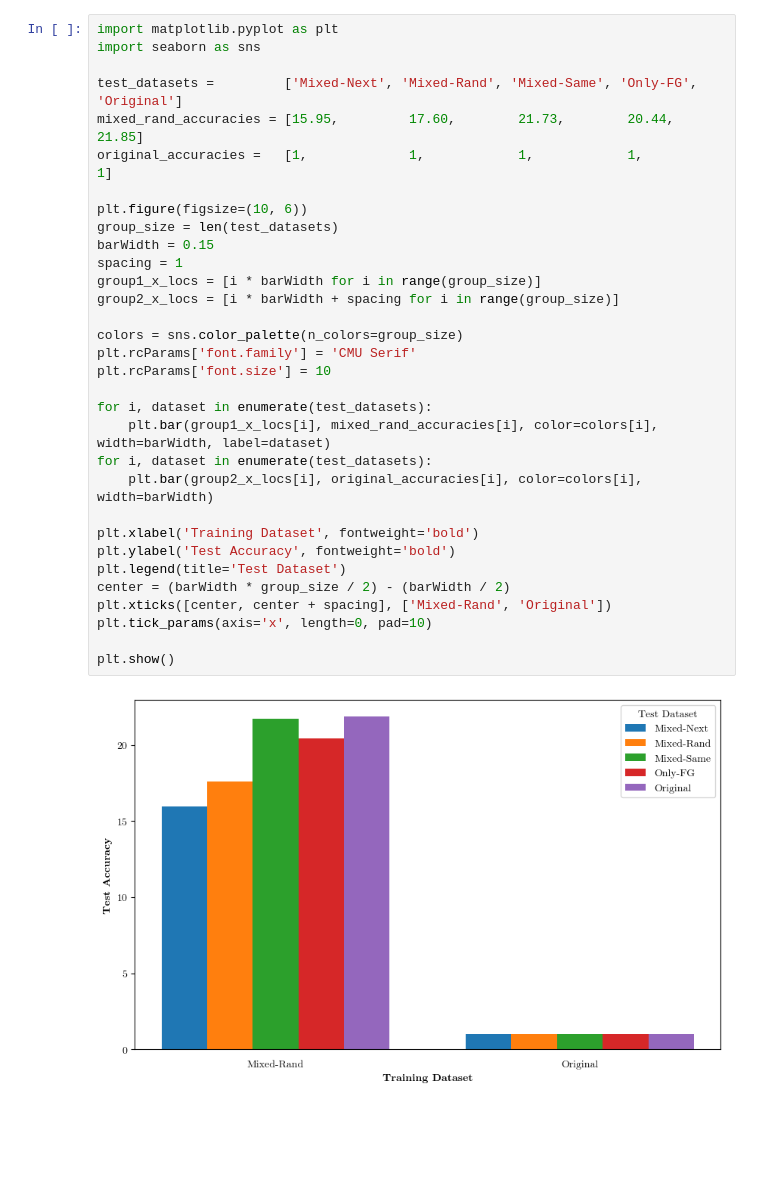
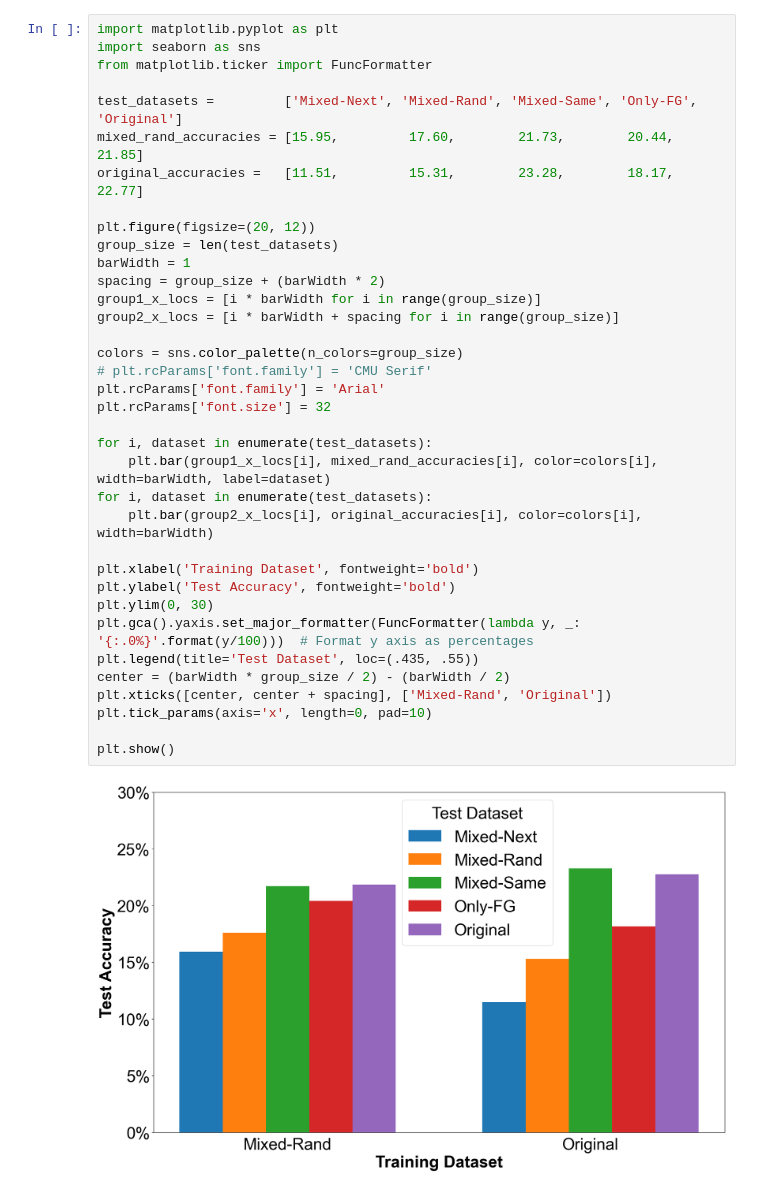
Before and after one commit to rezashkv/bg_analysis, a Jupyter notebook: plots/train_set_experiment.ipynb, the cells around one changed output. Drawn from its saved outputs; the diff is of its cells as text; blank space fills up the shorter version.

Commit message:
Update plotting code.

```diff
--- a/plots/train_set_experiment.ipynb
+++ b/plots/train_set_experiment.ipynb
@@ -1,34 +1,38 @@
 # %%
 import matplotlib.pyplot as plt
 import seaborn as sns
+from matplotlib.ticker import FuncFormatter
 
 test_datasets =         ['Mixed-Next', 'Mixed-Rand', 'Mixed-Same', 'Only-FG', 'Original']
 mixed_rand_accuracies = [15.95,         17.60,        21.73,        20.44,     21.85]
-original_accuracies =   [1,             1,            1,            1,         1]
+original_accuracies =   [11.51,         15.31,        23.28,        18.17,     22.77]
 
-plt.figure(figsize=(10, 6))
+plt.figure(figsize=(20, 12))
 group_size = len(test_datasets)
-barWidth = 0.15
-spacing = 1
+barWidth = 1
+spacing = group_size + (barWidth * 2)
 group1_x_locs = [i * barWidth for i in range(group_size)]
 group2_x_locs = [i * barWidth + spacing for i in range(group_size)]
 
 colors = sns.color_palette(n_colors=group_size)
-plt.rcParams['font.family'] = 'CMU Serif'
-plt.rcParams['font.size'] = 10
+# plt.rcParams['font.family'] = 'CMU Serif'
+plt.rcParams['font.family'] = 'Arial'
+plt.rcParams['font.size'] = 32
 
 for i, dataset in enumerate(test_datasets):
     plt.bar(group1_x_locs[i], mixed_rand_accuracies[i], color=colors[i], width=barWidth, label=dataset)
 for i, dataset in enumerate(test_datasets):
     plt.bar(group2_x_locs[i], original_accuracies[i], color=colors[i], width=barWidth)
 
 plt.xlabel('Training Dataset', fontweight='bold')
 plt.ylabel('Test Accuracy', fontweight='bold')
-plt.legend(title='Test Dataset')
+plt.ylim(0, 30)
+plt.gca().yaxis.set_major_formatter(FuncFormatter(lambda y, _: '{:.0%}'.format(y/100)))  # Format y axis as percentages
+plt.legend(title='Test Dataset', loc=(.435, .55))
 center = (barWidth * group_size / 2) - (barWidth / 2)
 plt.xticks([center, center + spacing], ['Mixed-Rand', 'Original'])
 plt.tick_params(axis='x', length=0, pad=10)
 
 plt.show()
 # %% [output]
-[figure, old version]
+[figure, new version]
```
Also changed, not shown: parts of 1 cell of this notebook.
